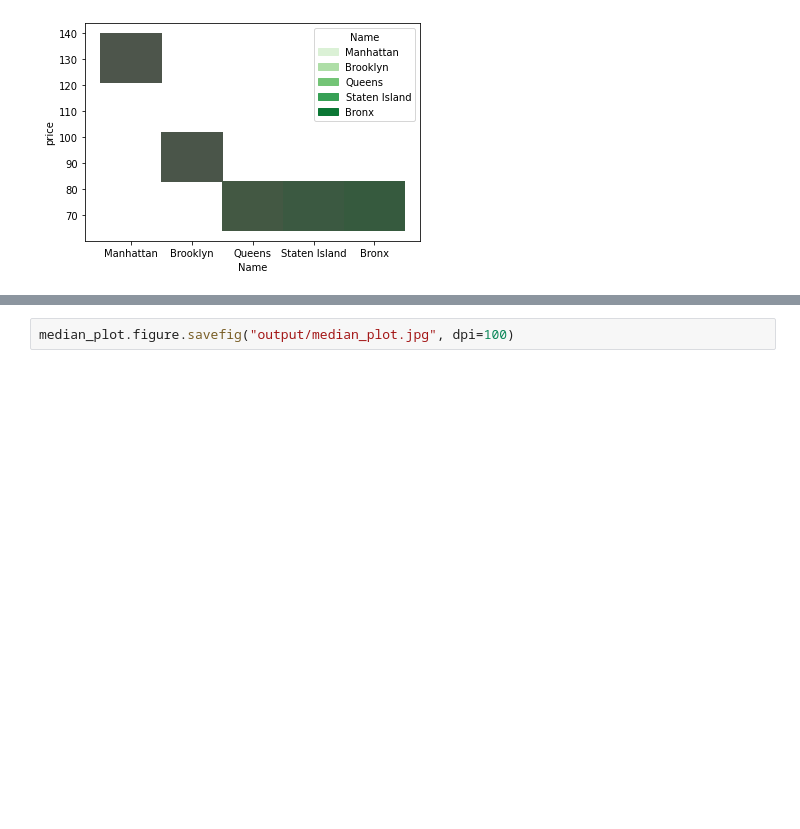
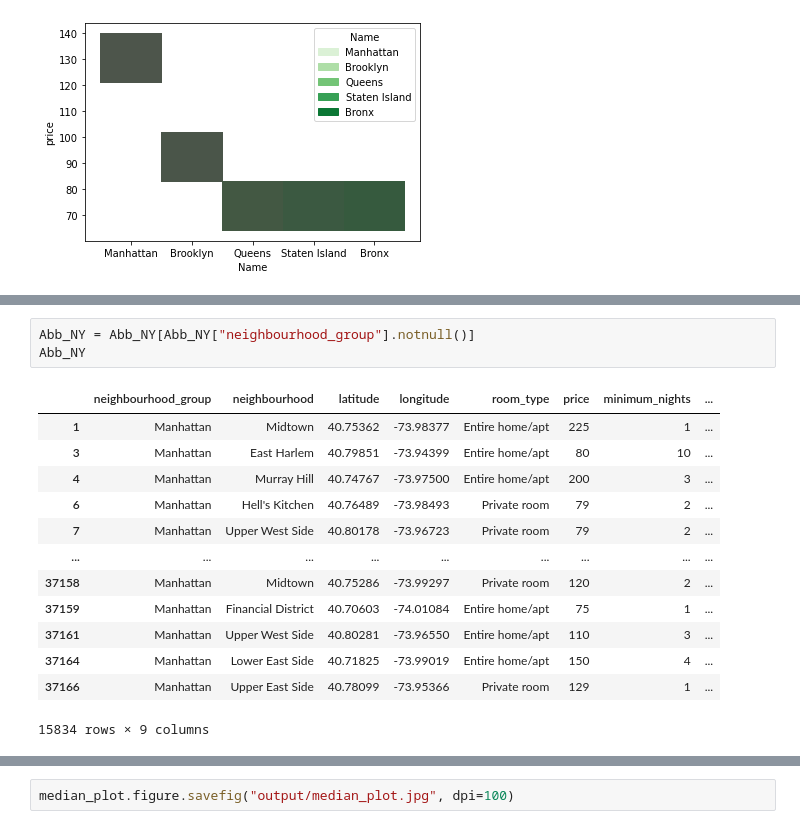
Before and after one commit to Marina-Diez/MARINA-DIEZ--Hey-I-am-a-data-analyst--, a Jupyter notebook: Visualization.ipynb, the cells around one changed output, grey strips where cells are left out. Cells and saved outputs as stored; diff of their text form; blank space fills up the shorter version.

```diff
--- a/Visualization.ipynb
+++ b/Visualization.ipynb
@@ -119,0 +153,17 @@ median_plot
+# %%
+Abb_NY = Abb_NY[Abb_NY["neighbourhood_group"].notnull()]
+Abb_NY
+# %% [output]
+|  | neighbourhood_group | neighbourhood | latitude | longitude | room_type | price | minimum_nights | ... |
+| 1 | Manhattan | Midtown | 40.75362 | -73.98377 | Entire home/apt | 225 | 1 | ... |
+| 3 | Manhattan | East Harlem | 40.79851 | -73.94399 | Entire home/apt | 80 | 10 | ... |
+| 4 | Manhattan | Murray Hill | 40.74767 | -73.97500 | Entire home/apt | 200 | 3 | ... |
+| 6 | Manhattan | Hell's Kitchen | 40.76489 | -73.98493 | Private room | 79 | 2 | ... |
+| 7 | Manhattan | Upper West Side | 40.80178 | -73.96723 | Private room | 79 | 2 | ... |
+| ... | ... | ... | ... | ... | ... | ... | ... | ... |
+| 37158 | Manhattan | Midtown | 40.75286 | -73.99297 | Private room | 120 | 2 | ... |
+| 37159 | Manhattan | Financial District | 40.70603 | -74.01084 | Entire home/apt | 75 | 1 | ... |
+| 37161 | Manhattan | Upper West Side | 40.80281 | -73.96550 | Entire home/apt | 110 | 3 | ... |
+| 37164 | Manhattan | Lower East Side | 40.71825 | -73.99019 | Entire home/apt | 150 | 4 | ... |
+| 37166 | Manhattan | Upper East Side | 40.78099 | -73.95366 | Private room | 129 | 1 | ... |
+15834 rows × 9 columns
```
Also changed, not shown: parts of 3 cells of this notebook, 5 other files.
